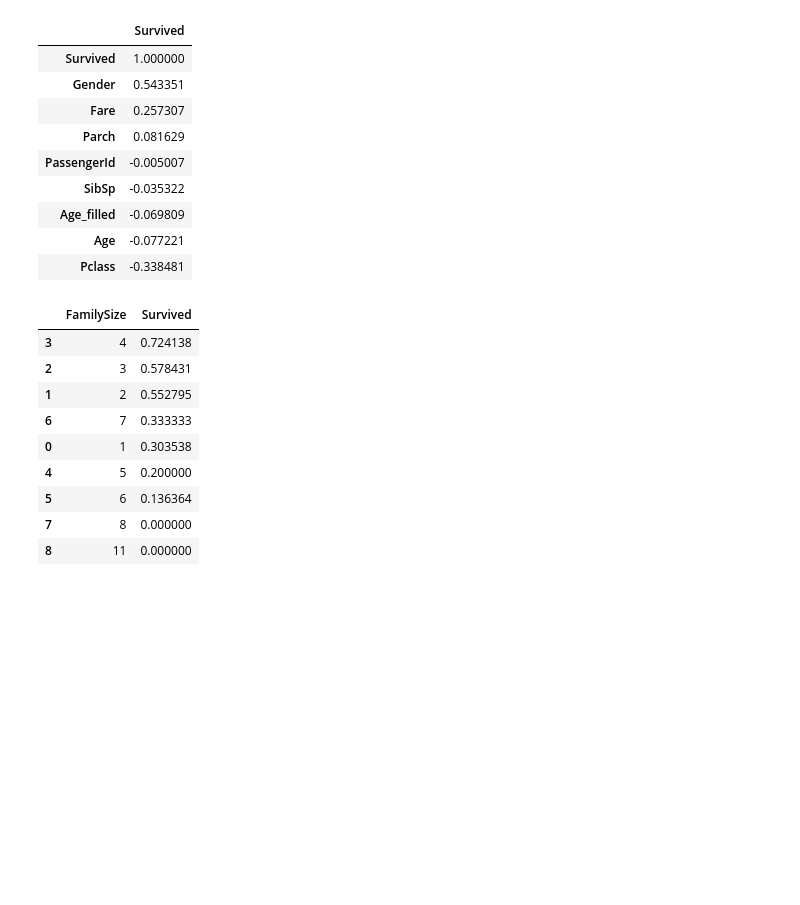
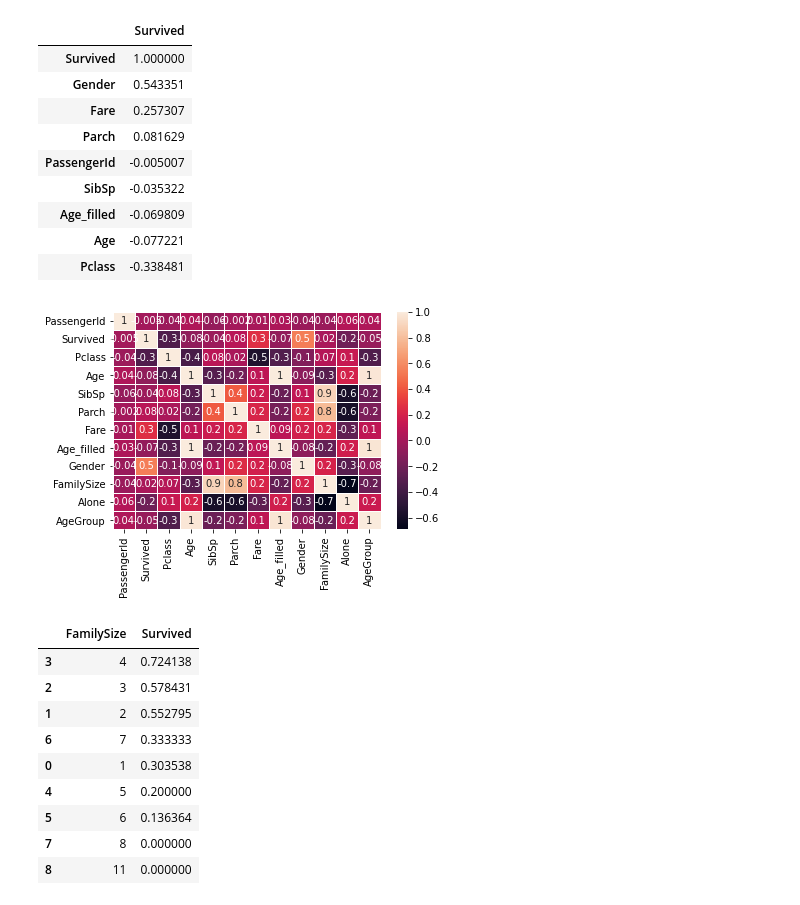
Before and after one commit to mariatan0/titanic, a Jupyter notebook: titanic_notebook.ipynb, the cells around one changed output. Drawn from its saved outputs; the diff is of its cells as text; code cells hidden in the pictures; blank space fills up the shorter version.

Commit message:
Add heatmap

```diff
--- a/titanic_notebook.ipynb
+++ b/titanic_notebook.ipynb
@@ -144,6 +144,10 @@ df_corr
 | Age_filled | -0.069809 |
 | Age | -0.077221 |
 | Pclass | -0.338481 |
+# %%
+ax = sns.heatmap(df_train.corr(), annot=True, linewidths=.5, fmt='.1g')
+# %% [output]
+[figure, added]
 # %%
 #see family size vs survival rate, +1 to include the individual
 #family's with a size of 4 were more likely to survive
```
Also changed, not shown: parts of 1 cell of this notebook.
